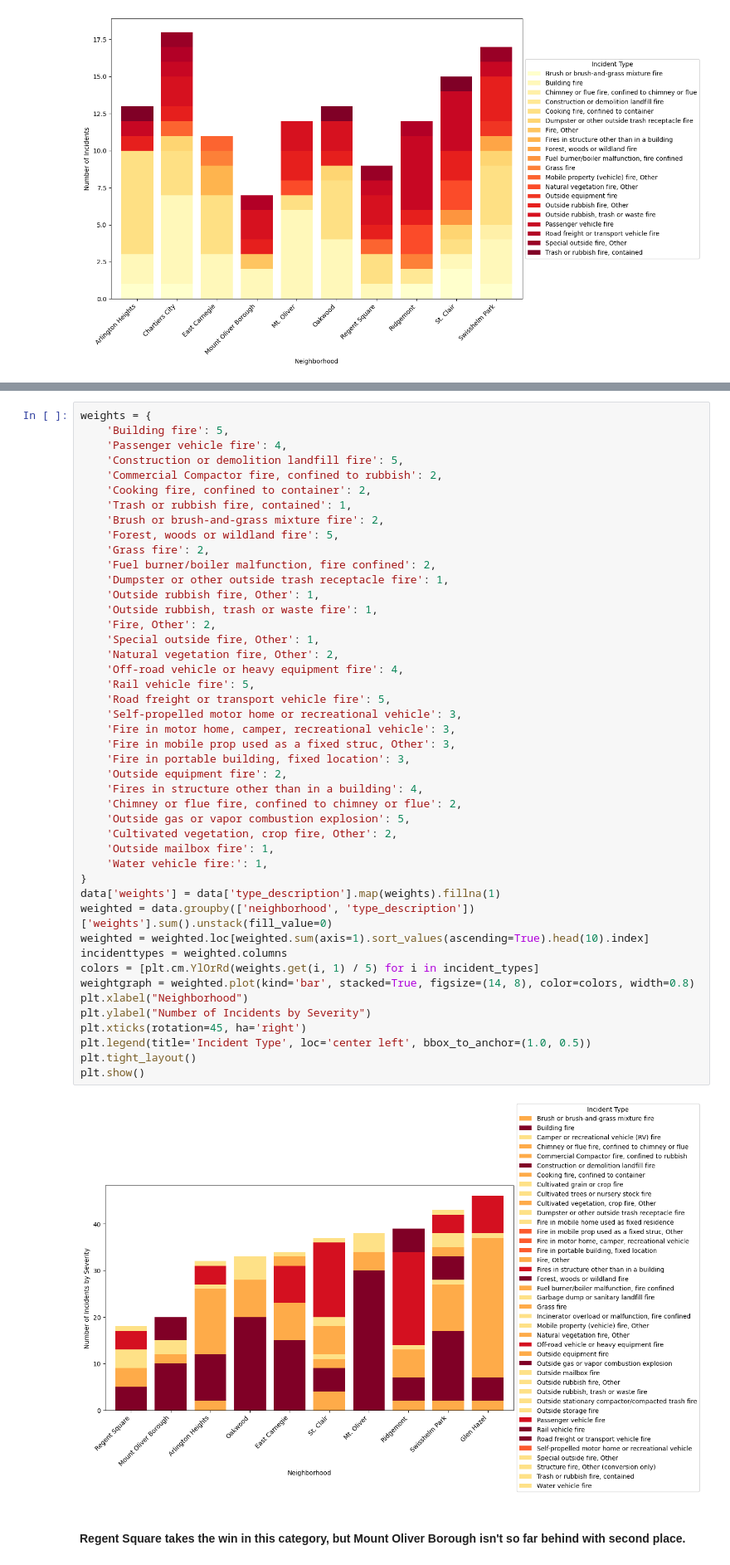
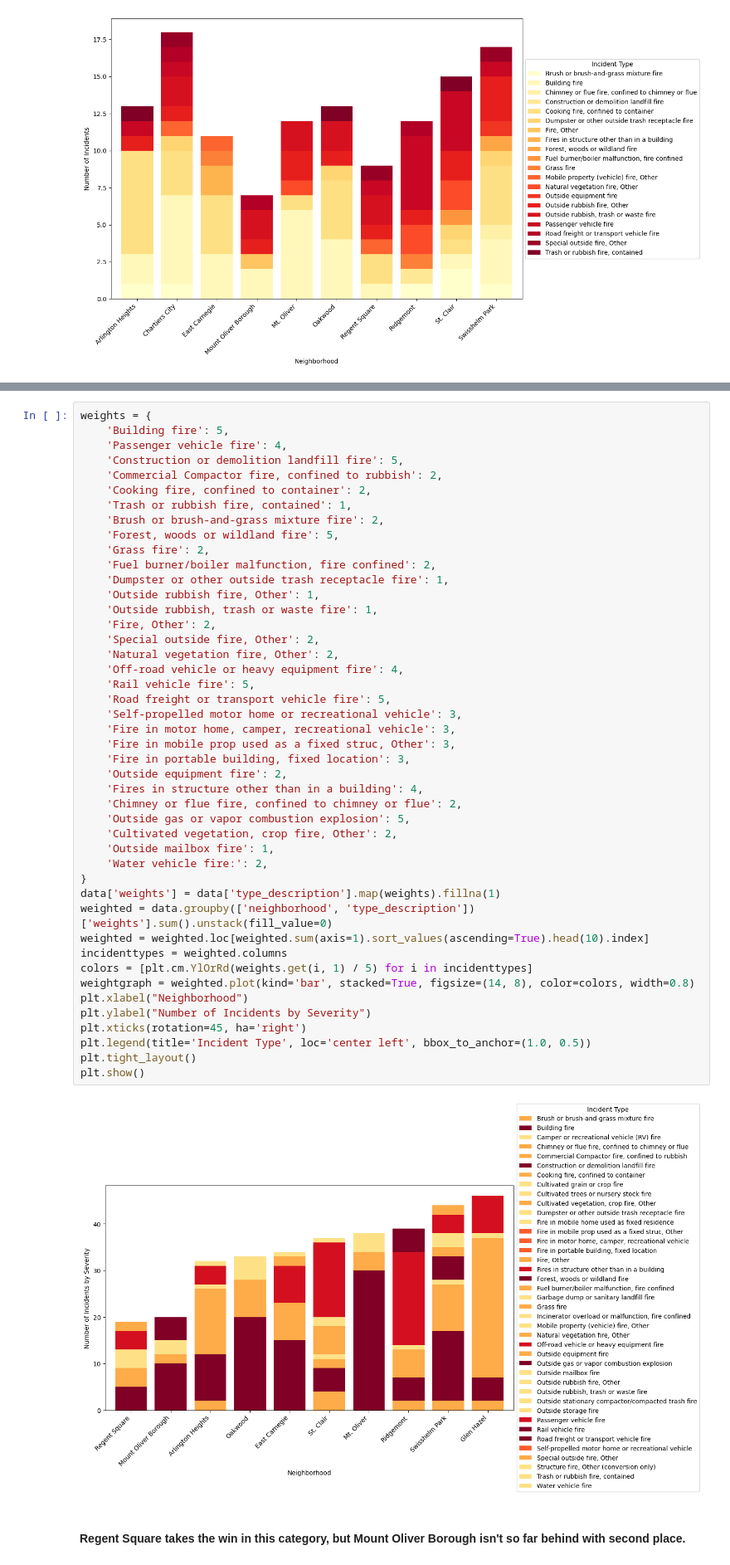
Before and after one commit to sqdemas/big-ideas-final, a Jupyter notebook: Individual Notebooks/Jenna-Reiter.ipynb, the cells around one changed output, grey strips where cells are left out. Shown at 83% size. Drawn from its saved outputs; the diff is of its cells as text.

```diff
--- a/Individual Notebooks/Jenna-Reiter.ipynb
+++ b/Individual Notebooks/Jenna-Reiter.ipynb
@@ -93,37 +97,37 @@ weights = {
     'Outside rubbish fire, Other': 1,
     'Outside rubbish, trash or waste fire': 1,
     'Fire, Other': 2,
-    'Special outside fire, Other': 1,
+    'Special outside fire, Other': 2,
     'Natural vegetation fire, Other': 2,
     'Off-road vehicle or heavy equipment fire': 4,
     'Rail vehicle fire': 5,
     'Road freight or transport vehicle fire': 5,
     'Self-propelled motor home or recreational vehicle': 3,
     'Fire in motor home, camper, recreational vehicle': 3,
     'Fire in mobile prop used as a fixed struc, Other': 3,
     'Fire in portable building, fixed location': 3,
     'Outside equipment fire': 2,
     'Fires in structure other than in a building': 4,
     'Chimney or flue fire, confined to chimney or flue': 2,
     'Outside gas or vapor combustion explosion': 5,
     'Cultivated vegetation, crop fire, Other': 2,
     'Outside mailbox fire': 1,
-    'Water vehicle fire:': 1,
+    'Water vehicle fire:': 2,
 }
 data['weights'] = data['type_description'].map(weights).fillna(1)
 weighted = data.groupby(['neighborhood', 'type_description'])['weights'].sum().unstack(fill_value=0)
 weighted = weighted.loc[weighted.sum(axis=1).sort_values(ascending=True).head(10).index]
 incidenttypes = weighted.columns
-colors = [plt.cm.YlOrRd(weights.get(i, 1) / 5) for i in incident_types]
+colors = [plt.cm.YlOrRd(weights.get(i, 1) / 5) for i in incidenttypes]
 weightgraph = weighted.plot(kind='bar', stacked=True, figsize=(14, 8), color=colors, width=0.8)
 plt.xlabel("Neighborhood")
 plt.ylabel("Number of Incidents by Severity")
 plt.xticks(rotation=45, ha='right')
 plt.legend(title='Incident Type', loc='center left', bbox_to_anchor=(1.0, 0.5))
 plt.tight_layout()
 plt.show()
 # %% [output]
-[figure, old version]
+[figure, new version]
 # %% [markdown]
 #### Regent Square takes the win in this category, but Mount Oliver Borough isn't so far behind with second place.
 # %% [markdown]
```
Also changed, not shown: parts of 4 cells of this notebook.
